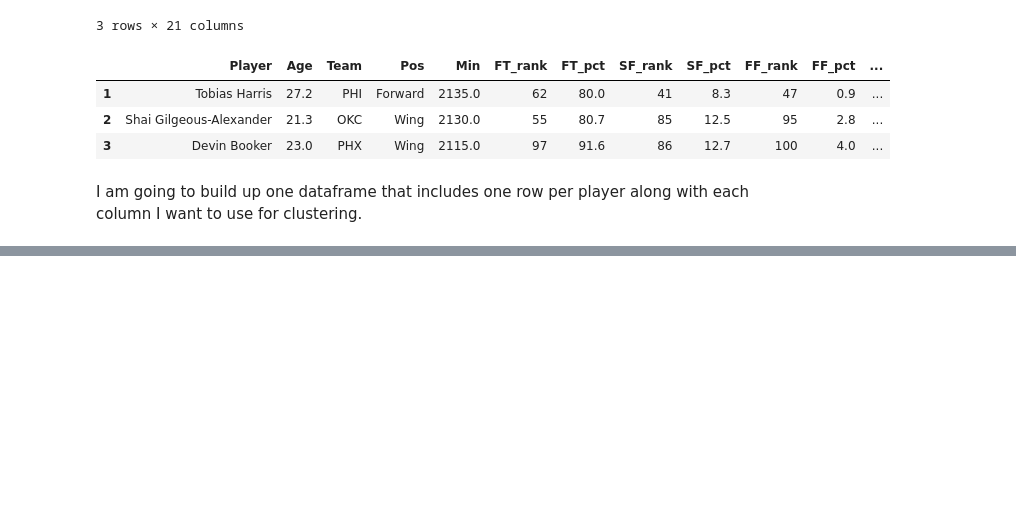
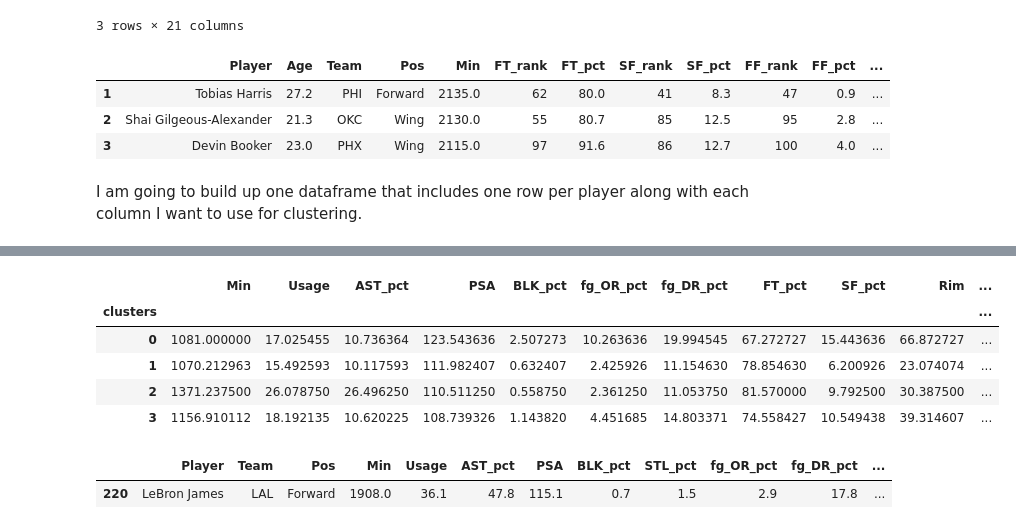
Before and after one commit to ChrisPfeiffer/nba_player_clusters, a Jupyter notebook: Unsupervised_NBA.ipynb, the cells around one changed output, grey strips where cells are left out. Saved outputs shown, nothing was run; the diff lists cells and outputs as text; code cells hidden in the pictures; blank space fills up the shorter version.

```diff
--- a/Unsupervised_NBA.ipynb
+++ b/Unsupervised_NBA.ipynb
@@ -115,0 +150,20 @@ kmeans_data = kmeans_data.merge(shot_types[['Player', 'Rim', 'All_mid', 'All_thr
+# %%
+kmeans_data.groupby('clusters').mean()
+#0 Eficient bigs
+#1 Role Players who can shoot threes
+#2 Ball Dominant Playmakers
+#3 Bag O' Role Players
+# %% [output]
+|  | Min | Usage | AST_pct | PSA | BLK_pct | fg_OR_pct | fg_DR_pct | FT_pct | SF_pct | Rim | ... |
+| clusters |  |  |  |  |  |  |  |  |  |  | ... |
+| 0 | 1081.000000 | 17.025455 | 10.736364 | 123.543636 | 2.507273 | 10.263636 | 19.994545 | 67.272727 | 15.443636 | 66.872727 | ... |
+| 1 | 1070.212963 | 15.492593 | 10.117593 | 111.982407 | 0.632407 | 2.425926 | 11.154630 | 78.854630 | 6.200926 | 23.074074 | ... |
+| 2 | 1371.237500 | 26.078750 | 26.496250 | 110.511250 | 0.558750 | 2.361250 | 11.053750 | 81.570000 | 9.792500 | 30.387500 | ... |
+| 3 | 1156.910112 | 18.192135 | 10.620225 | 108.739326 | 1.143820 | 4.451685 | 14.803371 | 74.558427 | 10.549438 | 39.314607 | ... |
+# %%
+def get_cluster(player_name):
+    return kmeans_data[kmeans_data['Player']==player_name]
+get_cluster('LeBron James')
+# %% [output]
+|  | Player | Team | Pos | Min | Usage | AST_pct | PSA | BLK_pct | STL_pct | fg_OR_pct | fg_DR_pct | ... |
+| 220 | LeBron James | LAL | Forward | 1908.0 | 36.1 | 47.8 | 115.1 | 0.7 | 1.5 | 2.9 | 17.8 | ... |
```
Also changed, not shown: parts of 13 cells of this notebook, 6 other files.
